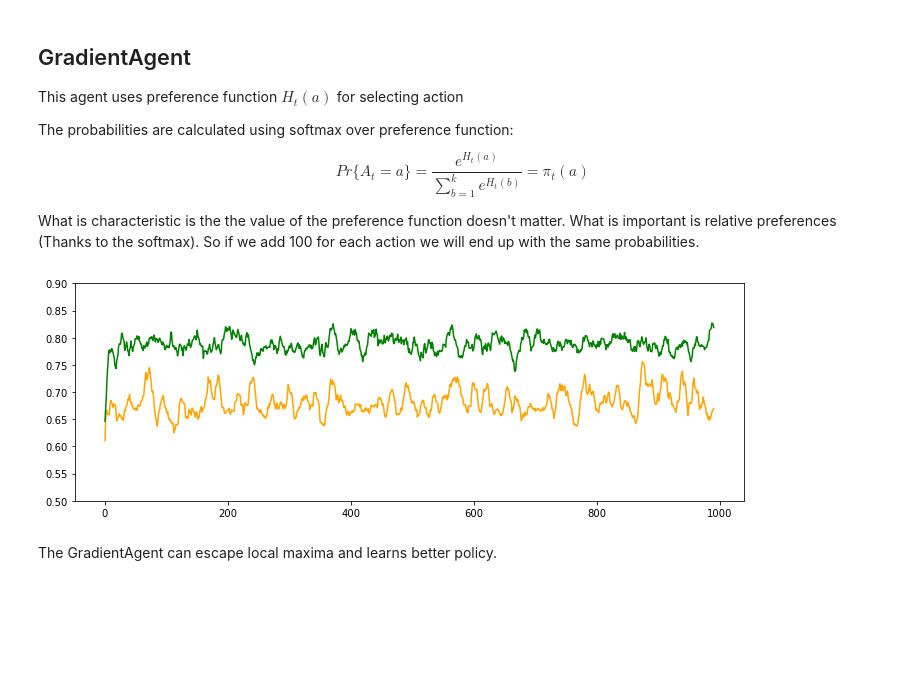
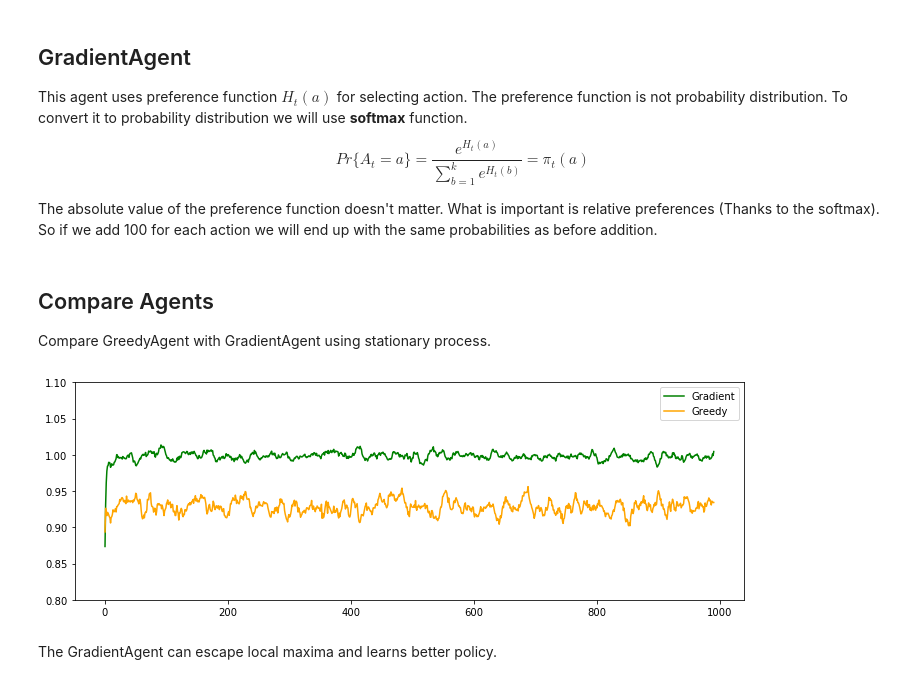
Before and after one commit to klangner/reinforcement-learning, a Jupyter notebook: notebooks/sutton/2.7 - Gradient Bandit.ipynb, the cells around one changed output. Saved outputs shown, nothing was run; the diff lists cells and outputs as text; code cells hidden in the pictures; blank space fills up the shorter version.

```diff
--- a/notebooks/sutton/2.7 - Gradient Bandit.ipynb
+++ b/notebooks/sutton/2.7 - Gradient Bandit.ipynb
@@ -77,5 +78,5 @@ This agent keeps expected reward for each action.
 # %%
-class AlphaAgent:
+class GreedyAgent:
 
     def __init__(self, k=10, epsilon=0.1, alpha=0.1):
         self.k = k
@@ -97,13 +98,11 @@ class AlphaAgent:
 # %% [markdown]
 ## GradientAgent
 
-This agent uses preference function $H_{t}(a)$ for selecting action
-
-The probabilities are calculated using softmax over preference function:
+This agent uses preference function $H_{t}(a)$ for selecting action. The preference function is not probability distribution. To convert it to probability distribution we will use **softmax** function.
 
 $$ Pr\{A_{t}=a\} = \frac{e^{H_{t}(a)}}{\sum\limits_{b=1}^{k} e^{H_{t}(b)}} = \pi_{t}(a)$$
 
-What is characteristic is the the value of the preference function doesn't matter. What is important is relative preferences (Thanks to the softmax). So if we add 100 for each action we will end up with the same probabilities.
+The absolute value of the preference function doesn't matter. What is important is relative preferences (Thanks to the softmax). So if we add 100 for each action we will end up with the same probabilities as before addition.
 # %%
 class GradientAgent:
 
@@ -130,12 +129,17 @@ class GradientAgent:
         "Return list of probabilities"
         H_exp = np.exp(self.H)
         return H_exp / np.sum(H_exp)
+# %% [markdown]
+## Compare Agents
+
+Compare GreedyAgent with GradientAgent using stationary process.
 # %%
-plt.plot(evaluate(AlphaAgent(k), bandits), color='orange')
-plt.plot(evaluate(GradientAgent(k, alpha=0.1), bandits), color='green')
-plt.ylim([0.5, 0.9])
+plt.plot(evaluate(GradientAgent(k, alpha=0.1), bandits), color='green', label='Gradient')
+plt.plot(evaluate(GreedyAgent(k), bandits), color='orange', label='Greedy')
+plt.ylim([0.8, 1.1])
+plt.legend()
 plt.show()
 # %% [output]
-[figure, old version]
+[figure, new version]
 # %% [markdown]
 The GradientAgent can escape local maxima and learns better policy.
```
Also changed, not shown: parts of 6 cells of this notebook.
